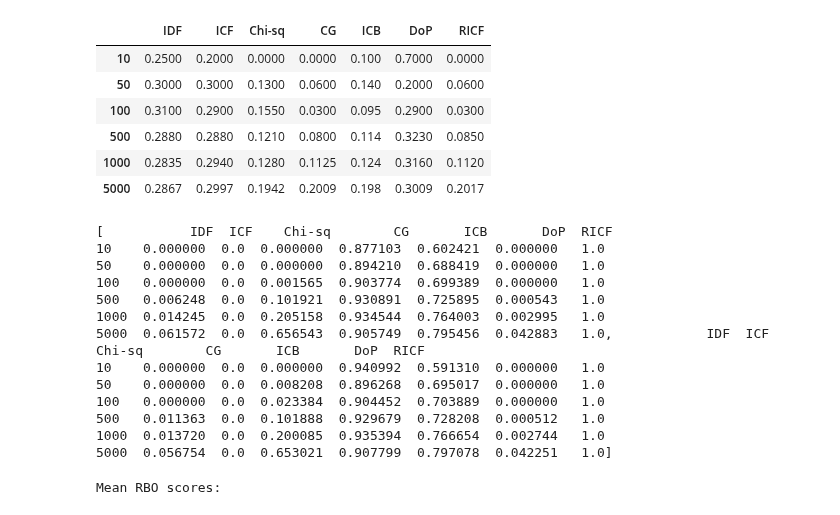
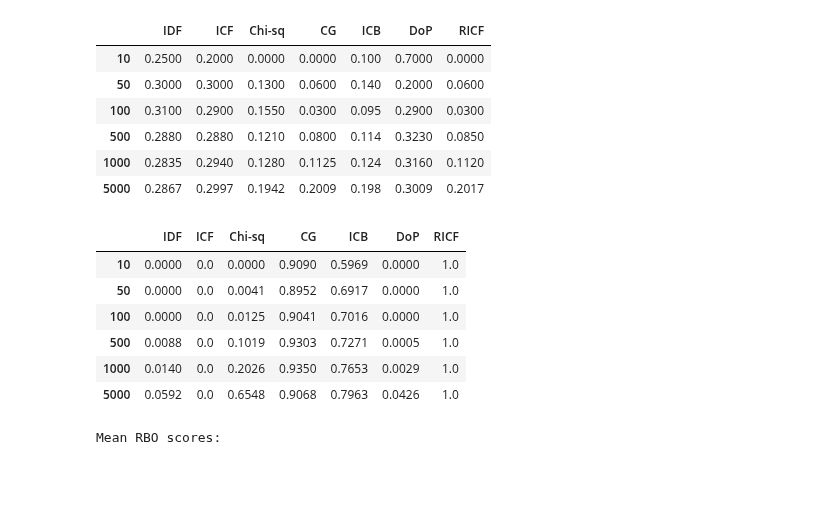
Before and after one commit to Sheridan-Stable/bursty-term-measure, a Jupyter notebook: genia/3-tables/tables.ipynb, the cells around one changed output. Saved outputs shown, nothing was run; the diff lists cells and outputs as text; code cells hidden in the pictures; blank space fills up the shorter version.

Commit message:
mean rbo score function

```diff
--- a/genia/3-tables/tables.ipynb
+++ b/genia/3-tables/tables.ipynb
@@ -455,22 +458,34 @@ Mean P@k scores:
 | 500 | 0.2880 | 0.2880 | 0.1210 | 0.0800 | 0.114 | 0.3230 | 0.0850 |
 | 1000 | 0.2835 | 0.2940 | 0.1280 | 0.1125 | 0.124 | 0.3160 | 0.1120 |
 | 5000 | 0.2867 | 0.2997 | 0.1942 | 0.2009 | 0.198 | 0.3009 | 0.2017 |
-# %%
-print(all_rbo_scores)
-# %% [output]
-[           IDF  ICF    Chi-sq        CG       ICB       DoP  RICF
-10    0.000000  0.0  0.000000  0.877103  0.602421  0.000000   1.0
-50    0.000000  0.0  0.000000  0.894210  0.688419  0.000000   1.0
-100   0.000000  0.0  0.001565  0.903774  0.699389  0.000000   1.0
-500   0.006248  0.0  0.101921  0.930891  0.725895  0.000543   1.0
-1000  0.014245  0.0  0.205158  0.934544  0.764003  0.002995   1.0
-5000  0.061572  0.0  0.656543  0.905749  0.795456  0.042883   1.0,            IDF  ICF    Chi-sq        CG       ICB       DoP  RICF
-10    0.000000  0.0  0.000000  0.940992  0.591310  0.000000   1.0
-50    0.000000  0.0  0.008208  0.896268  0.695017  0.000000   1.0
-100   0.000000  0.0  0.023384  0.904452  0.703889  0.000000   1.0
-500   0.011363  0.0  0.101888  0.929679  0.728208  0.000512   1.0
-1000  0.013720  0.0  0.200085  0.935394  0.766654  0.002744   1.0
-5000  0.056754  0.0  0.653021  0.907799  0.797078  0.042251   1.0]
+# %%
+def calculate_mean_rbo_scores(scores_list):
+    R = len(scores_list) # Number of replicates
+    H = len(scores_list[0]) # Number of dispersion metrics
+    d_metrics = scores_list[0].columns # Dispersion metrics by name
+    k_values = scores_list[0].index # Top k values
+    result = {}
+
+    for d_metric in d_metrics:
+        scores = [scores_list[r][d_metric].values for r in range(R)]
+        mean_scores = np.mean(scores, axis=0)
+        result[d_metric] = mean_scores
+
+    return pd.DataFrame(result, index=k_values)
+
+# Calculate mean RBO scores and display to console
+mean_rbo_scores = calculate_mean_rbo_scores(all_rbo_scores)
+
+with pd.option_context('display.precision', 4):
+    display(mean_rbo_scores)
+# %% [output]
+|  | IDF | ICF | Chi-sq | CG | ICB | DoP | RICF |
+| 10 | 0.0000 | 0.0 | 0.0000 | 0.9090 | 0.5969 | 0.0000 | 1.0 |
+| 50 | 0.0000 | 0.0 | 0.0041 | 0.8952 | 0.6917 | 0.0000 | 1.0 |
+| 100 | 0.0000 | 0.0 | 0.0125 | 0.9041 | 0.7016 | 0.0000 | 1.0 |
+| 500 | 0.0088 | 0.0 | 0.1019 | 0.9303 | 0.7271 | 0.0005 | 1.0 |
+| 1000 | 0.0140 | 0.0 | 0.2026 | 0.9350 | 0.7653 | 0.0029 | 1.0 |
+| 5000 | 0.0592 | 0.0 | 0.6548 | 0.9068 | 0.7963 | 0.0426 | 1.0 |
 # %%
 # Display the resulting data frames
 print("Mean RBO scores:")
```
Also changed, not shown: parts of 2 cells of this notebook.
